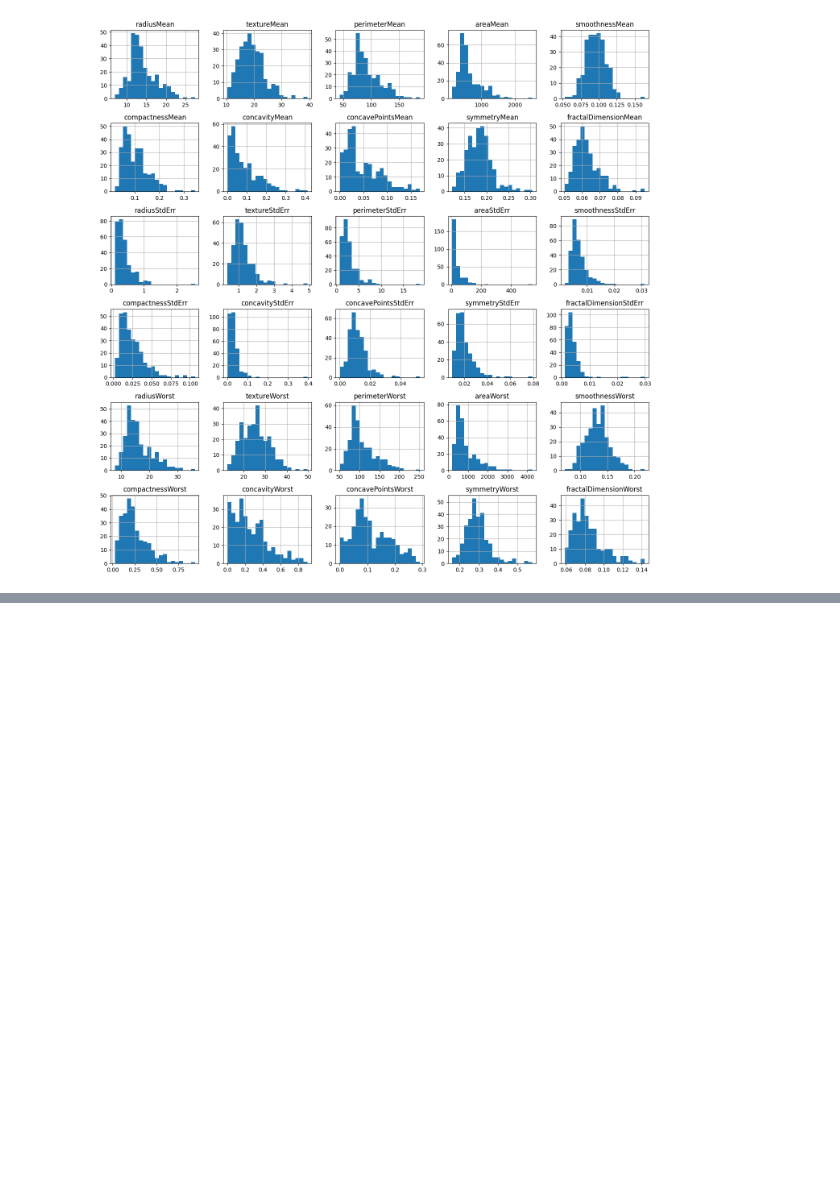
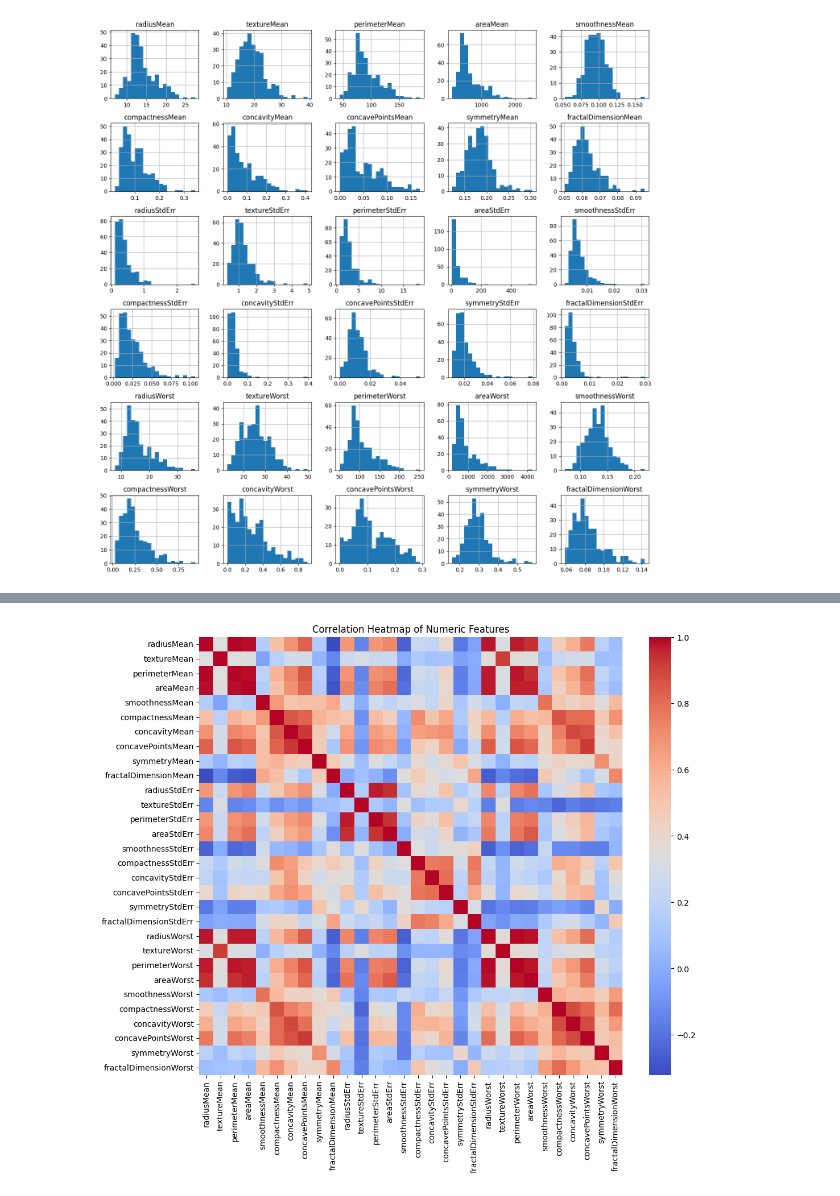
Before and after one commit to emmabachura/Machine-Learning, a Jupyter notebook: src/breast-cancer.ipynb, the cells around one changed output, grey strips where cells are left out. Cells and saved outputs as stored; diff of their text form; code cells hidden in the pictures; blank space fills up the shorter version.

```diff
--- a/src/breast-cancer.ipynb
+++ b/src/breast-cancer.ipynb
@@ -138,0 +146,7 @@ ModuleNotFoundError: No module named 'seaborn'
+# %%
+plt.figure(figsize=(12, 10))
+sns.heatmap(df[numeric_cols].corr(), cmap="coolwarm", annot=False)
+plt.title("Correlation Heatmap of Numeric Features")
+plt.show()
+# %% [output]
+[figure, added]
```
Also changed, not shown: parts of 22 cells of this notebook.
